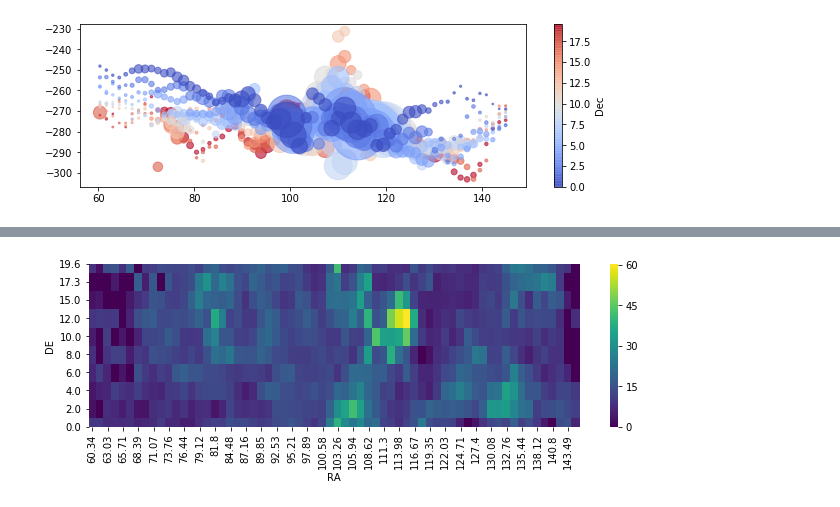
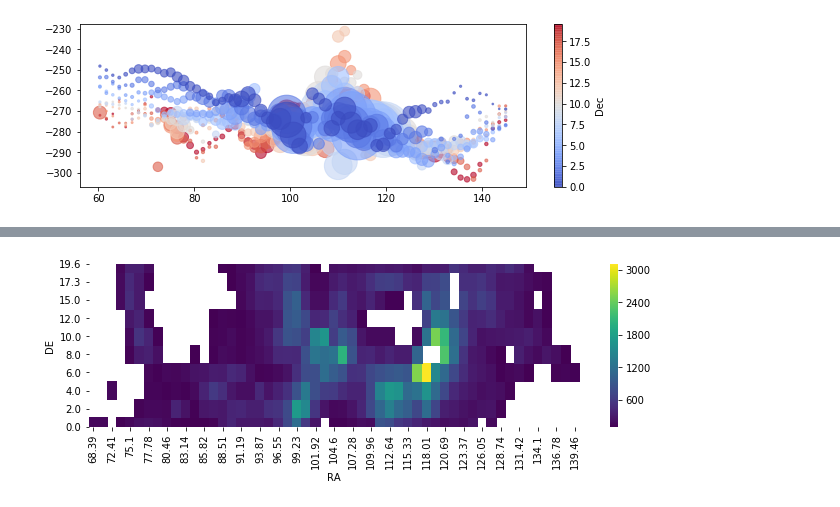
Before and after one commit to will-henney/JavGVastro-PhD, a Jupyter notebook: 604.ipynb, the cells around one changed output, grey strips where cells are left out. Cells and saved outputs as stored; diff of their text form; code cells hidden in the pictures.

```diff
--- a/604.ipynb
+++ b/604.ipynb
@@ -99,0 +156,2 @@ fig.colorbar(scat, ax=ax).set_label("Dec")
+# %%
+dataN=dataN[mnrv]
@@ -99,0 +163,3 @@ fig.colorbar(scat, ax=ax).set_label("Dec")
+# %%
+mns=(dataN['Sigm[NII]6584']>5)&(dataN['Sigm[NII]6584']<40)
+sns.distplot(dataN[mns]['Sigm[NII]6584'])
@@ -99,0 +169,2 @@ fig.colorbar(scat, ax=ax).set_label("Dec")
+# %%
+dataN=dataN[mns]
@@ -100,6 +181,12 @@ fig.colorbar(scat, ax=ax).set_label("Dec")
+# %%
+dataNl=dataN.copy()
+dataNl.Halpha=np.log10(data['[NII]6584'])
+dataN_f=(dataN.round(2)).pivot(index='DE', columns='RA', values='[NII]6584')
+dataN_rv=(dataN.round(2)).pivot(index='DE', columns='RA', values='RV[NII]6584')
+dataN_s=(dataN.round(2)).pivot(index='DE', columns='RA', values='Sigm[NII]6584')
 # %%
 fig, ax = plt.subplots(figsize=(11, 3))
-sns.heatmap(data_s, cmap="viridis")
+sns.heatmap(dataN_f, cmap="viridis")
 plt.gca().invert_yaxis()
 # %% [output]
-[figure, old version]
+[figure, new version]
```
Also changed, not shown: parts of 26 cells of this notebook.
